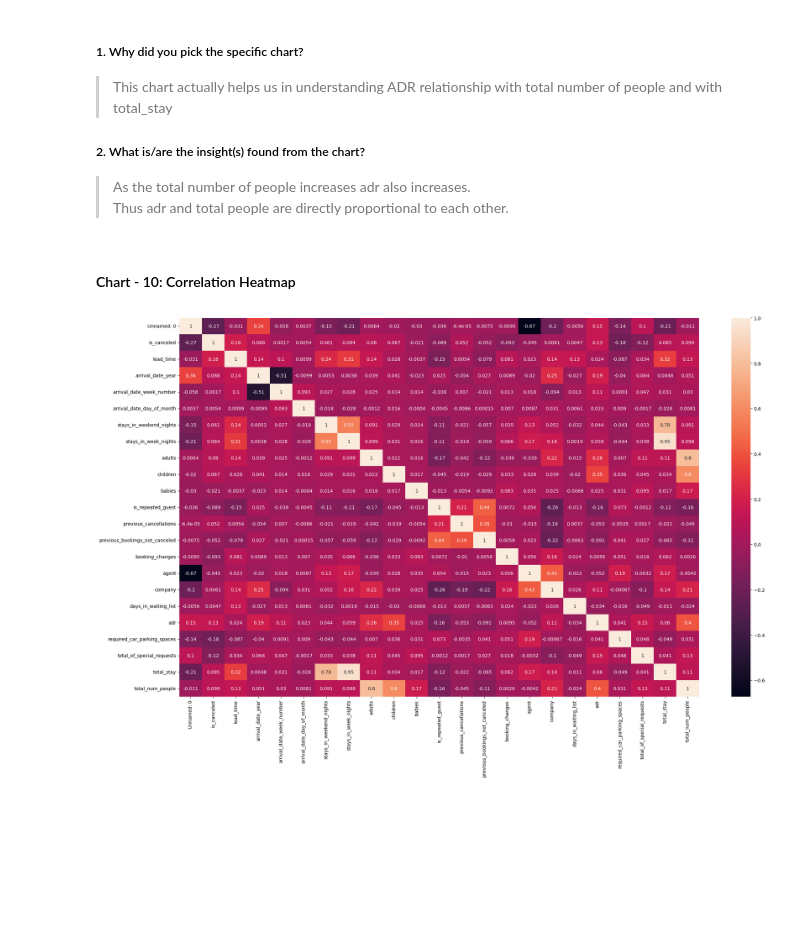
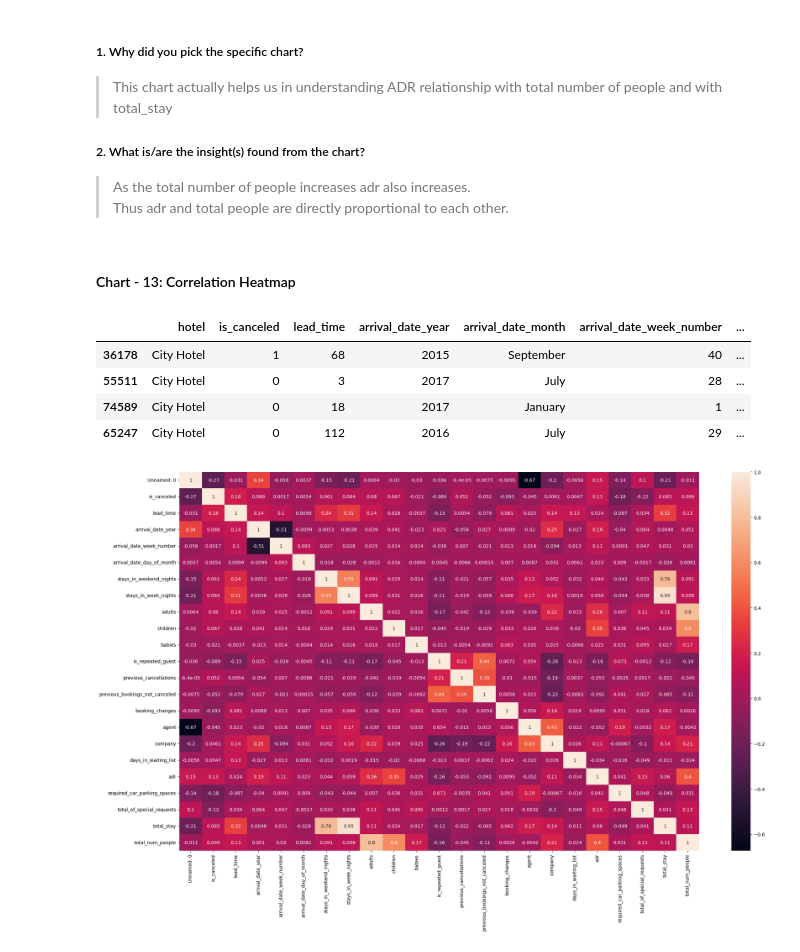
Before and after one commit to Digvijay-0/hotel-analysis, a Jupyter notebook: Hotel_Bookings.ipynb, the cells around one changed output. Drawn from its saved outputs; the diff is of its cells as text; code cells hidden in the pictures; blank space fills up the shorter version.

```diff
--- a/Hotel_Bookings.ipynb
+++ b/Hotel_Bookings.ipynb
@@ -737,7 +709,17 @@ plt.show()
 >As the total number of people increases adr also increases.<br>
 >Thus adr and total people are directly proportional to each other.
 # %% [markdown]
-#### Chart - 10: Correlation Heatmap
+#### Chart - 13: Correlation Heatmap
+# %%
+# Reference block
+pd.set_option('display.max_columns', None)
+df1.sample(4)
+# %% [output]
+|  | hotel | is_canceled | lead_time | arrival_date_year | arrival_date_month | arrival_date_week_number | ... |
+| 36178 | City Hotel | 1 | 68 | 2015 | September | 40 | ... |
+| 55511 | City Hotel | 0 | 3 | 2017 | July | 28 | ... |
+| 74589 | City Hotel | 0 | 18 | 2017 | January | 1 | ... |
+| 65247 | City Hotel | 0 | 112 | 2016 | July | 29 | ... |
 # %%
 numeric_df = df1.select_dtypes(include=[np.number])
 
```
Also changed, not shown: parts of 12 cells of this notebook.
